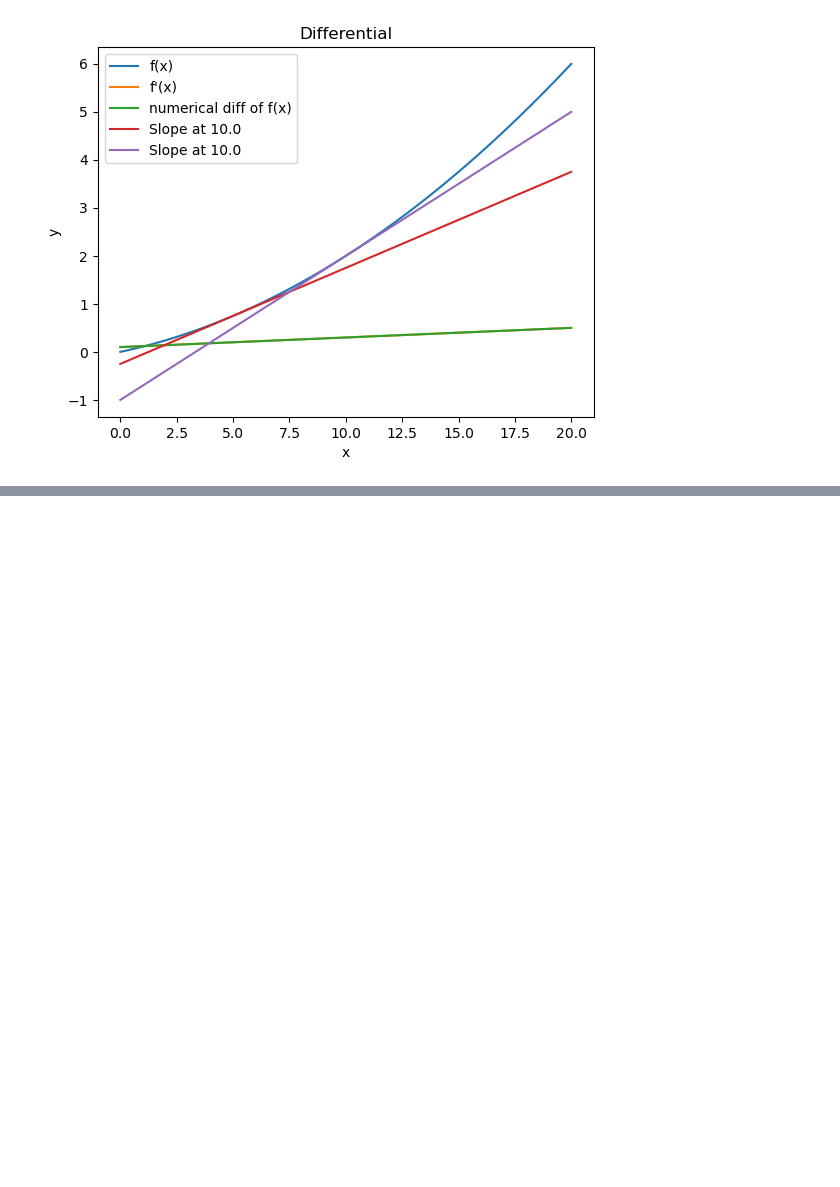
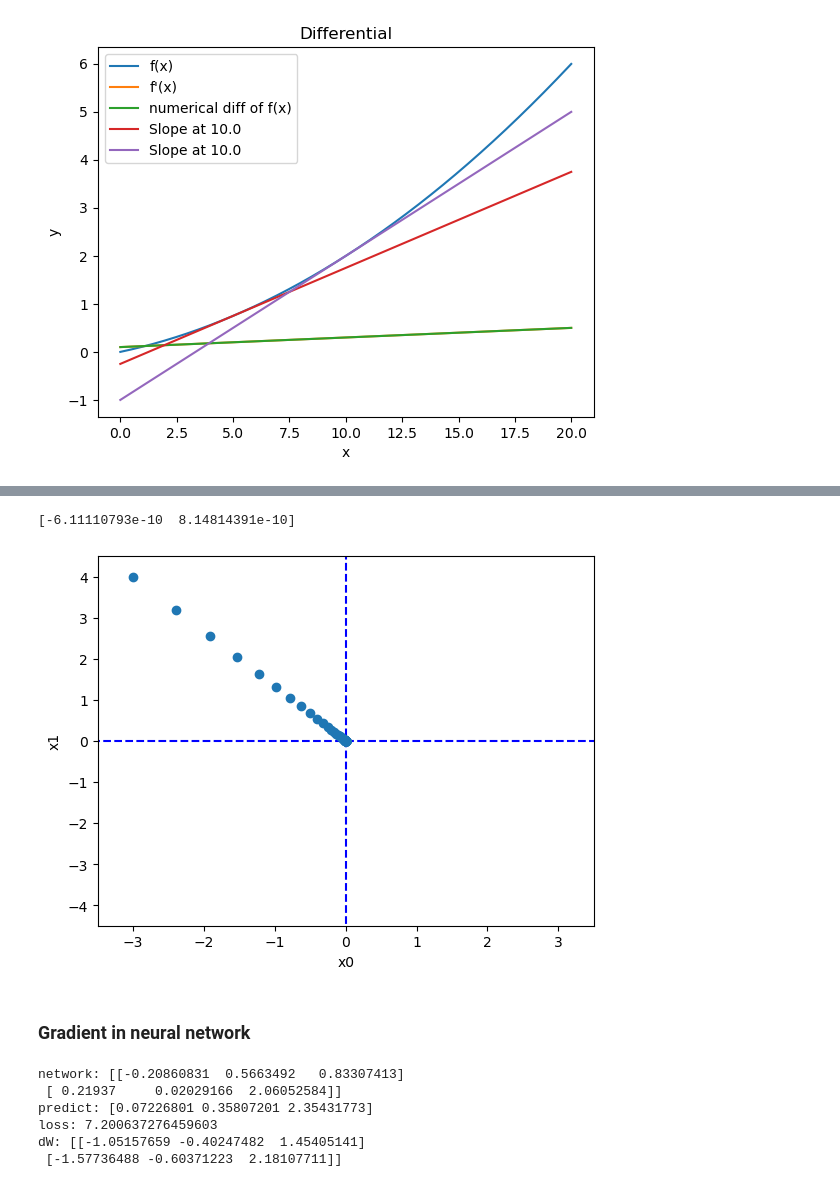
Before and after one commit to Thinline20/mnist_assignment, a Jupyter notebook: src/main.ipynb, the cells around one changed output, grey strips where cells are left out. Cells and saved outputs as stored; diff of their text form; code cells hidden in the pictures; blank space fills up the shorter version.

```diff
--- a/src/main.ipynb
+++ b/src/main.ipynb
@@ -261,0 +262,37 @@ No artists with labels found to put in legend.  Note that artists whose label st
+# %%
+def gradient_descent(f, init_x, lr=0.01, step_num=100):
+    x = init_x
+
+    for _ in range(step_num):
+        x -= lr * numerical_gradient(f, x)
+
+    return x
+
+def gradient_descent_with_history(f, init_x, lr=0.01, step_num=100):
+    x = init_x
+    x_history = [x.copy()]
+
+    for _ in range(step_num):
+        x -= lr * numerical_gradient(f, x)
+        x_history.append(x.copy())
+
+    return x, np.array(x_history)
+# %%
+init_x = np.array([-3.0, 4.0])
+x, x_history = gradient_descent_with_history(f_2, init_x, 0.1, 100)
+
+print(x)
+
+plt.plot([-5, 5], [0, 0], "--b")
+plt.plot([0, 0], [-5, 5], "--b")
+plt.plot(x_history[:,0], x_history[:,1], "o")
+plt.xlim(-3.5, 3.5)
+plt.ylim(-4.5, 4.5)
+plt.xlabel("x0")
+plt.ylabel("x1")
+plt.show()
+# %% [output]
+[-6.11110793e-10  8.14814391e-10]
+[figure, added]
+# %% [markdown]
+### Gradient in neural network
@@ -261,0 +309,20 @@ No artists with labels found to put in legend.  Note that artists whose label st
+# %%
+net = SimpleNet()
+X = np.array([0.6, 0.9])
+T = np.array([0, 0, 1])
+print(f"network: {net.W}")
+print(f"predict: {net.predict(X)}")
+print(f"loss: {net.loss(X, T)}")
+
+def _f(W):
+    return net.loss(X, T)
+
+dW = numerical_gradient(_f, net.W)
+print(f"dW: {dW}")
+# %% [output]
+network: [[-0.20860831  0.5663492   0.83307413]
+ [ 0.21937     0.02029166  2.06052584]]
+predict: [0.07226801 0.35807201 2.35431773]
+loss: 7.200637276459603
+dW: [[-1.05157659 -0.40247482  1.45405141]
+ [-1.57736488 -0.60371223  2.18107711]]
```
Also changed, not shown: parts of 7 cells of this notebook.
